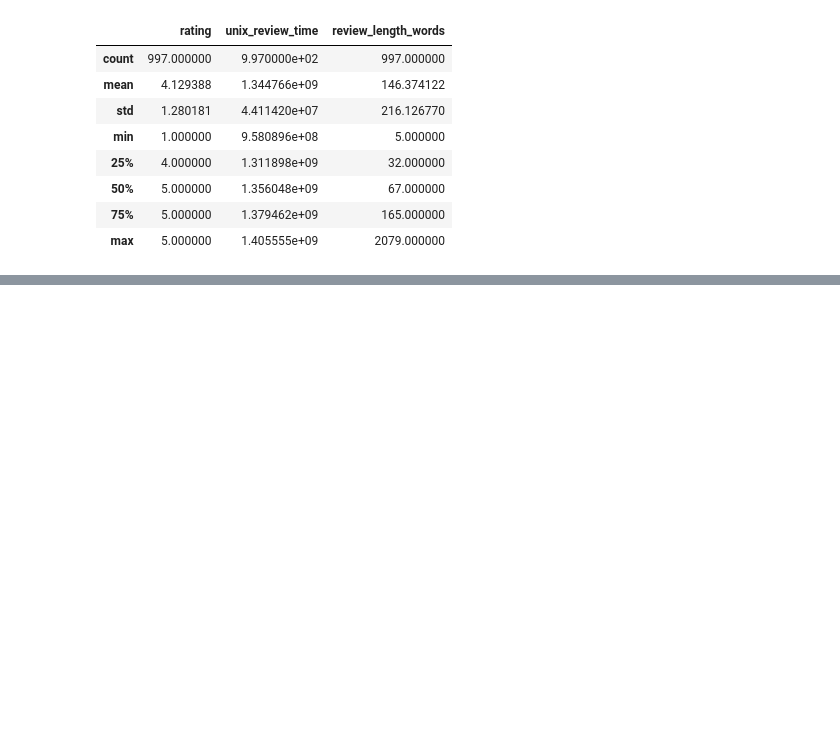
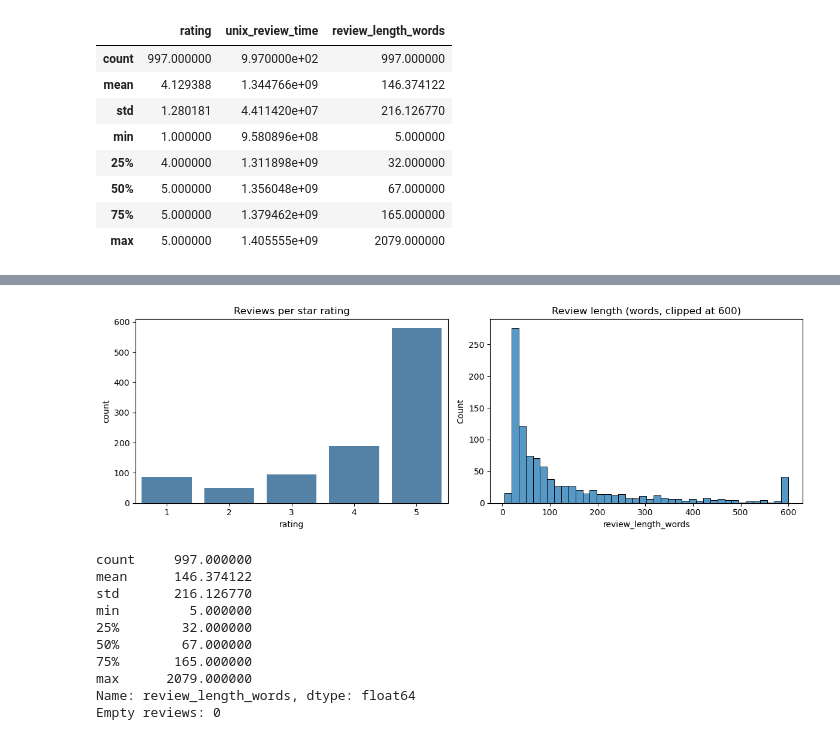
Before and after one commit to Gyrith/Amazon-reviews-NLP-Time-Series-Neural-Networks, a Jupyter notebook: C09_MO8.ipynb, the cells around one changed output, grey strips where cells are left out. Cells and saved outputs as stored; diff of their text form; code cells hidden in the pictures; blank space fills up the shorter version.

```diff
--- a/C09_MO8.ipynb
+++ b/C09_MO8.ipynb
@@ -143,0 +179,19 @@ df.describe()
+# %%
+fig, ax = plt.subplots(1, 2, figsize=(12, 4))
+sns.countplot(x='rating', data=df, ax=ax[0], color='steelblue'); ax[0].set_title('Reviews per star rating')
+sns.histplot(df['review_length_words'].clip(upper=600), bins=40, ax=ax[1]); ax[1].set_title('Review length (words, clipped at 600)')
+plt.tight_layout(); plt.show()
+print(df['review_length_words'].describe())
+print("Empty reviews:", (df['review_text'].str.strip() == '').sum())
+# %% [output]
+[figure, added]
+count     997.000000
+mean      146.374122
+std       216.126770
+min         5.000000
+25%        32.000000
+50%        67.000000
+75%       165.000000
+max      2079.000000
+Name: review_length_words, dtype: float64
+Empty reviews: 0
```
Also changed, not shown: parts of 4 cells of this notebook.
